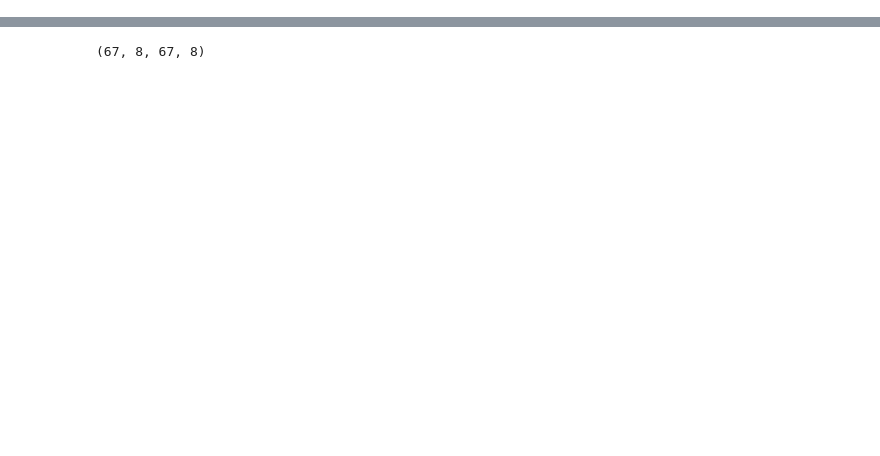
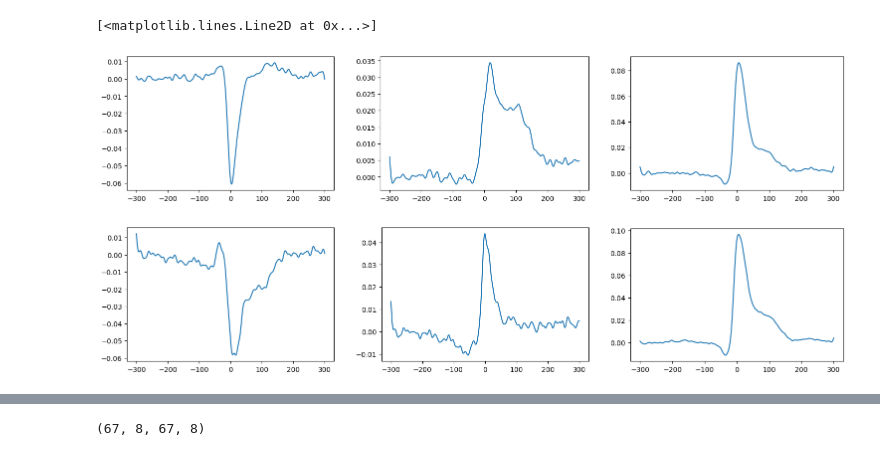
Before and after one commit to NeuroAI-IBS/fn_data_saccade, a Jupyter notebook: Data sorting/python_code/cliques_analy.ipynb, the cells around one changed output, grey strips where cells are left out. Saved outputs shown, nothing was run; the diff lists cells and outputs as text; code cells hidden in the pictures; blank space fills up the shorter version.

```diff
--- a/Data sorting/python_code/cliques_analy.ipynb
+++ b/Data sorting/python_code/cliques_analy.ipynb
@@ -0,0 +132,28 @@
+# %%
+fig = plt.figure(constrained_layout=True,figsize=(15,3))
+subfigs = fig.subfigures(1, 3, wspace=0.07, width_ratios=[1, 1, 1])
+
+subfigs[0].subplots(1, 1)
+plt.plot(time, cr-cl)
+
+subfigs[1].subplots(1, 1)
+plt.plot(time, cr)
+
+subfigs[2].subplots(1, 1)
+plt.plot(time, cl)
+
+fig2 = plt.figure(constrained_layout=True,figsize=(15,3))
+subfigs2 = fig2.subfigures(1, 3, wspace=0.07, width_ratios=[1, 1, 1])
+
+subfigs2[0].subplots(1, 1)
+plt.plot(time, cu-cd)
+
+subfigs2[1].subplots(1, 1)
+plt.plot(time, cu)
+
+subfigs2[2].subplots(1, 1)
+plt.plot(time, cd)
+# %% [output]
+[<matplotlib.lines.Line2D at 0x...>]
+[figure, added]
+[figure, added]
```
Also changed, not shown: parts of 12 cells of this notebook.
